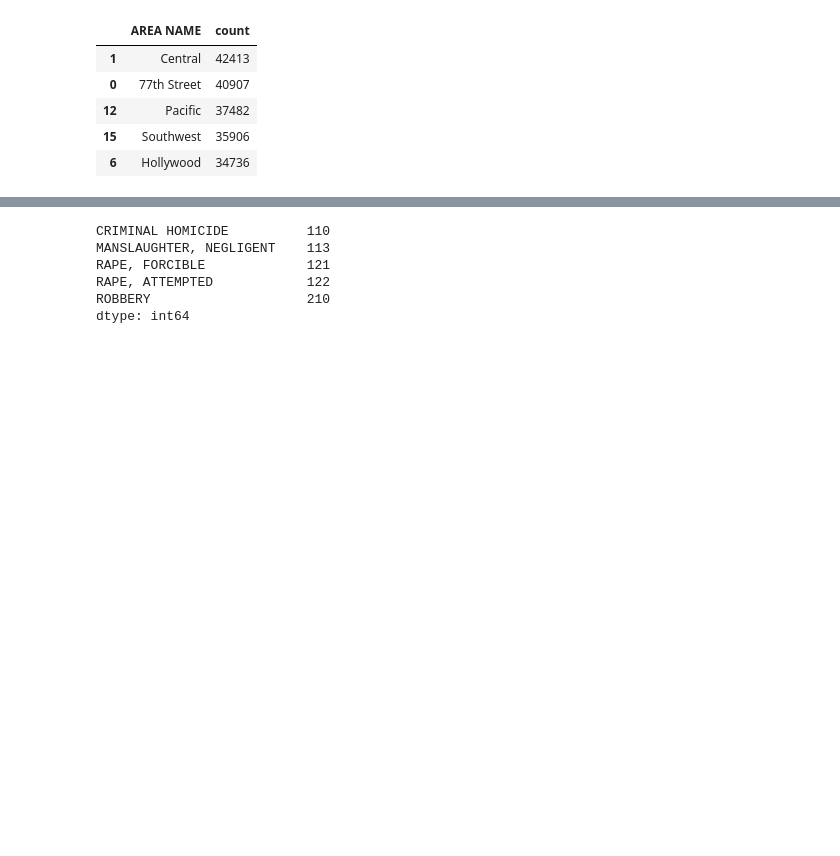
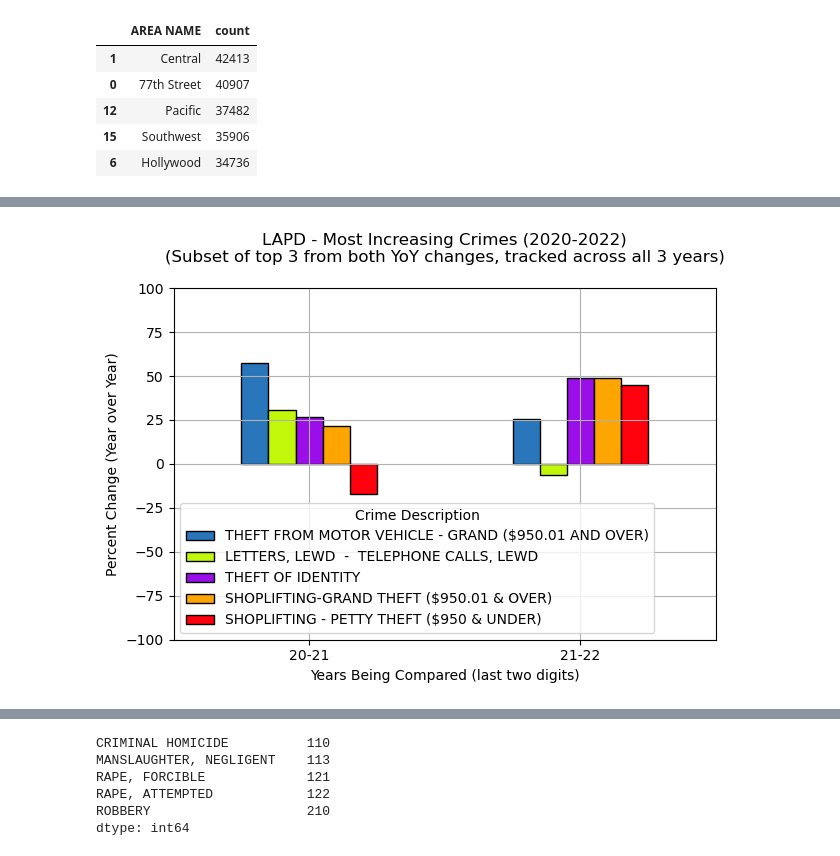
Before and after one commit to AshelynAllred/Data-Analysis-Project-1, a Jupyter notebook: main.ipynb, the cells around one changed output, grey strips where cells are left out. Drawn from its saved outputs; the diff is of its cells as text; code cells hidden in the pictures; blank space fills up the shorter version.

```diff
--- a/main.ipynb
+++ b/main.ipynb
@@ -111,0 +159,8 @@ crime_by_area.head()
+# %%
+# create series for each year with crime code totals only
+crime_by_cd_2020 = crime_data_2020.groupby('Crm Cd Desc')['Crm Cd Desc'].count().sort_index().rename('2020')
+crime_by_cd_2021 = crime_data_2021.groupby('Crm Cd Desc')['Crm Cd Desc'].count().sort_index().rename('2021')
+crime_by_cd_2022 = crime_data_2022.groupby('Crm Cd Desc')['Crm Cd Desc'].count().sort_index().rename('2022')
+
+crime_by_cd_2020.head(3)
+crime_by_cd_2020.count()
@@ -111,0 +221,11 @@ crime_by_area.head()
+# %%
+ext_num = 3
+
+# grab highest growing crimes for both 2020-2021 and 2021-2022
+# and lowest declining crimes for both 2020-2021 and 2021-2022
+# looking at top 3, removing duplicates
+top_growing_crimes = list(change_by_cd_20_21.head(ext_num).index) + list(set(list(change_by_cd_21_22.head(ext_num).index)) - set(list(change_by_cd_20_21.head(ext_num).index)))
+lowest_decl_crimes = list(change_by_cd_20_21.tail(ext_num).index) + list(set(list(change_by_cd_21_22.tail(ext_num).index)) - set(list(change_by_cd_20_21.tail(ext_num).index)))
+
+print('Top Growing Crimes', top_growing_crimes)
+print('Bottom Decl. Crimes', lowest_decl_crimes)
@@ -111,0 +235,12 @@ crime_by_area.head()
+# %%
+# combine highest increasing and lowest decreasing crimes out of change by code series'
+# and converts to DataFrame
+top_crime_change = pd.merge(change_by_cd_20_21.loc[change_by_cd_20_21.index.isin(top_growing_crimes)].rename('20-21'),
+                            change_by_cd_21_22.loc[change_by_cd_21_22.index.isin(top_growing_crimes)].rename('21-22'),
+                            how='outer',
+                            on='Crm Cd Desc').swapaxes('index', 'columns')
+bot_crime_change = pd.merge(change_by_cd_20_21.loc[change_by_cd_20_21.index.isin(lowest_decl_crimes)].rename('20-21'),
+                            change_by_cd_21_22.loc[change_by_cd_21_22.index.isin(lowest_decl_crimes)].rename('21-22'),
+                            how='outer',
+                            on='Crm Cd Desc').swapaxes('index', 'columns')
+top_crime_change
@@ -111,0 +257,16 @@ crime_by_area.head()
+# %%
+top_crime_change.plot(ylim=(-100, 100), grid=True, kind='bar',
+                    xlabel='Years Being Compared (last two digits)',
+                    ylabel='Percent Change (Year over Year)',
+                    title='LAPD - Most Increasing Crimes (2020-2022)\n(Subset of top 3 from both YoY changes, tracked across all 3 years)\n',
+                    edgecolor='k',
+                    linewidth=1,
+                    color=['xkcd:bluish', 'xkcd:chartreuse', 'xkcd:violet', 'orange', 'xkcd:bright red'])
+
+plt.xticks(rotation=0)
+plt.legend(title='Crime Description')
+plt.tight_layout()
+plt.savefig(path.join('Output', 'Most Increasing Crimes 2020-2022'))
+plt.show()
+# %% [output]
+[figure, added]
```
Also changed, not shown: parts of 36 cells of this notebook, 7 other files.
